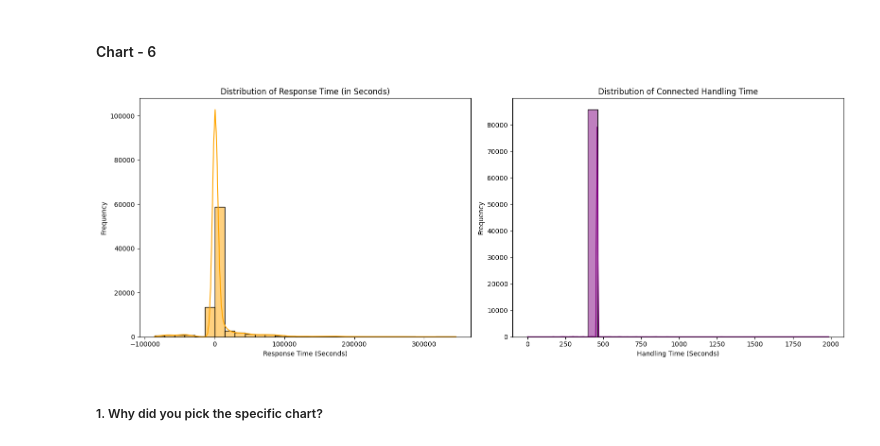
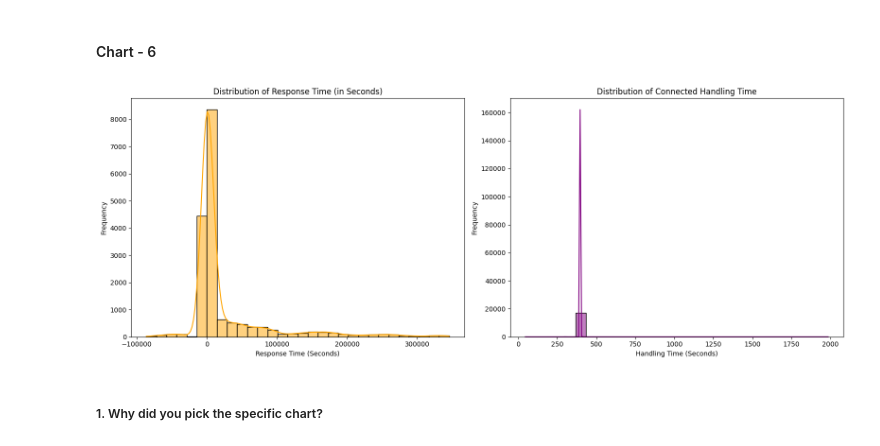
Before and after one commit to Tanveerr97/EDA-of-Flipkart-Customer-Support-Performance, a Jupyter notebook: Yes_Bank_Stock_Performance_Analysis copy.ipynb, the cells around one changed output. Drawn from its saved outputs; the diff is of its cells as text; code cells hidden in the pictures.

```diff
--- a/Yes_Bank_Stock_Performance_Analysis copy.ipynb
+++ b/Yes_Bank_Stock_Performance_Analysis copy.ipynb
@@ -368,0 +323,19 @@ dtype: int64
+# %%
+# Fill missing categorical values with "Unknown" for columns that still have missing values
+data['Customer Remarks'] = data['Customer Remarks'].fillna('No Remarks')
+data['Order_id'] = data['Order_id'].fillna('Unknown')  # or fill with 0 if it's a numeric ID
+data['Customer_City'] = data['Customer_City'].fillna('Unknown')
+data['Product_category'] = data['Product_category'].fillna('Unknown')
+
+# For 'order_date_time', you might want to drop rows with missing dates, or fill with a placeholder like the median date
+data['order_date_time'] = pd.to_datetime(data['order_date_time'], errors='coerce')  # Coerce invalid date formats to NaT
+data = data.dropna(subset=['order_date_time'])  # Drop rows with missing dates, or choose a suitable filling strategy
+
+# Fill missing values for 'Item_price' with the median
+data['Item_price'] = data['Item_price'].fillna(data['Item_price'].median())
+
+# Fill missing values for 'connected_handling_time' with the median
+data['connected_handling_time'] = data['connected_handling_time'].fillna(data['connected_handling_time'].median())
+
+# Verify that there are no missing values left
+print(data.isnull().sum())
@@ -370,9 +361,15 @@ dtype: int64
 # Drop duplicate rows from the dataset
 data.drop_duplicates(inplace=True)
 # %%
-# Convert 'issue_reported at' and 'issue_responded' columns to datetime with the correct format
-data['issue_reported at'] = pd.to_datetime(data['Issue_reported at'], format="%d/%m/%Y %H:%M", errors='coerce')
+import pandas as pd
+import matplotlib.pyplot as plt
+
+# Standardize column names (strip spaces & lowercase)
+data.columns = data.columns.str.strip()
+
+# Convert 'issue_reported at' and 'issue_responded' to datetime
+data['Issue_reported at'] = pd.to_datetime(data['Issue_reported at'], format="%d/%m/%Y %H:%M", errors='coerce')
 data['issue_responded'] = pd.to_datetime(data['issue_responded'], format="%d/%m/%Y %H:%M", errors='coerce')
 
-# Ensure 'order_date_time' is in datetime format
-data['order_date_time'] = pd.to_datetime(data['order_date_time'], errors='coerce')
+
+print(data.dtypes)
@@ -591,31 +609,36 @@ A boxplot and histogram with KDE were chosen to analyze item price distribution
 # %% [markdown]
 #### Chart - 6
 # %%
+data['Issue_reported at'] = pd.to_datetime(data['Issue_reported at'], errors='coerce')
+data['issue_responded'] = pd.to_datetime(data['issue_responded'], errors='coerce')
 
-# Calculate response time in seconds
-data['response_time'] = (data['issue_responded'] - data['issue_reported at']).dt.total_seconds()
+# Step 3: Drop rows with missing values in critical datetime columns
+data = data.dropna(subset=['Issue_reported at', 'issue_responded'])
 
+# Step 4: Calculate response time in seconds
+data['response_time'] = (data['issue_responded'] - data['Issue_reported at']).dt.total_seconds()
 
+# Step 5: Plotting the distributions
 plt.figure(figsize=(16, 6))
 
 # Subplot 1: Distribution of Response Time (assuming it's in seconds)
 plt.subplot(1, 2, 1)
 sns.histplot(data['response_time'].dropna(), bins=30, kde=True, color='orange')
 plt.title('Distribution of Response Time (in Seconds)')
 plt.xlabel('Response Time (Seconds)')
 plt.ylabel('Frequency')
 
 # Subplot 2: Distribution of Connected Handling Time
 plt.subplot(1, 2, 2)
 sns.histplot(data['connected_handling_time'].dropna(), bins=30, kde=True, color='purple')
 plt.title('Distribution of Connected Handling Time')
 plt.xlabel('Handling Time (Seconds)')
 plt.ylabel('Frequency')
 
 plt.tight_layout()
 plt.show()
 # %% [output]
-[figure, old version]
+[figure, new version]
 # %% [markdown]
 ##### 1. Why did you pick the specific chart?
 # %% [markdown]
```
Also changed, not shown: parts of 14 cells of this notebook.
